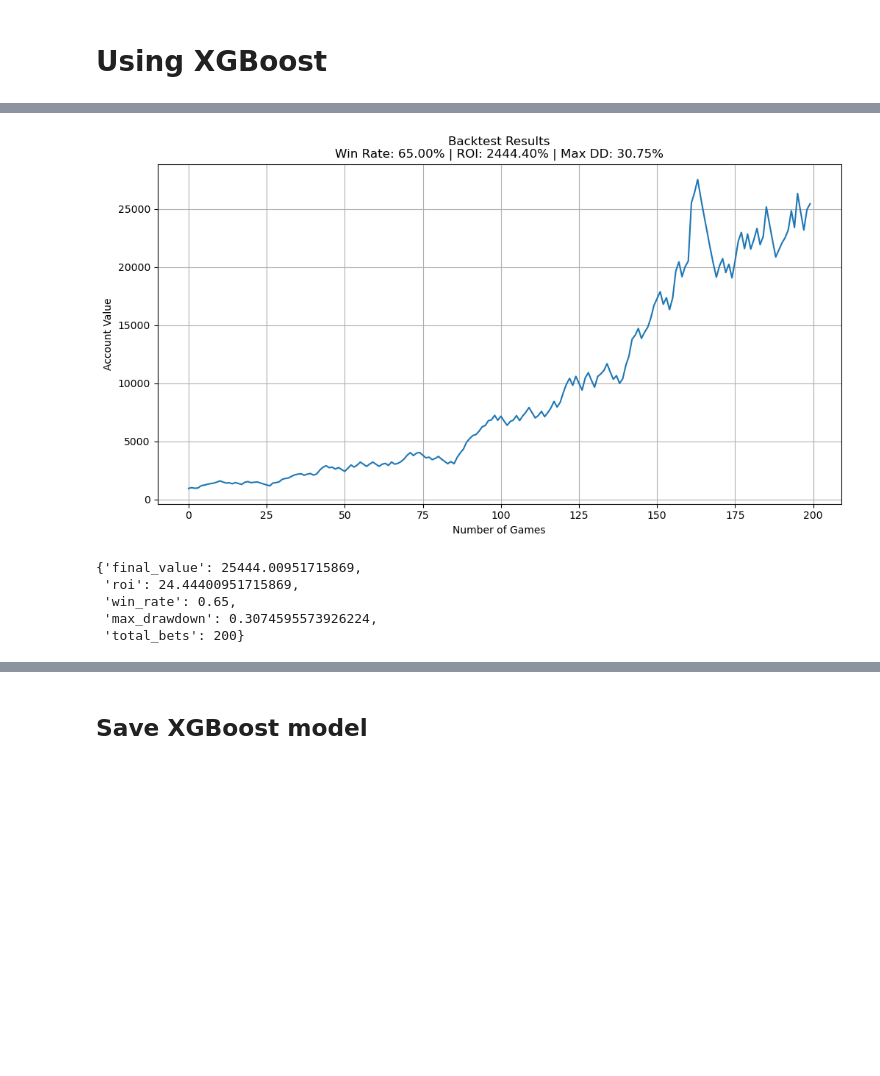
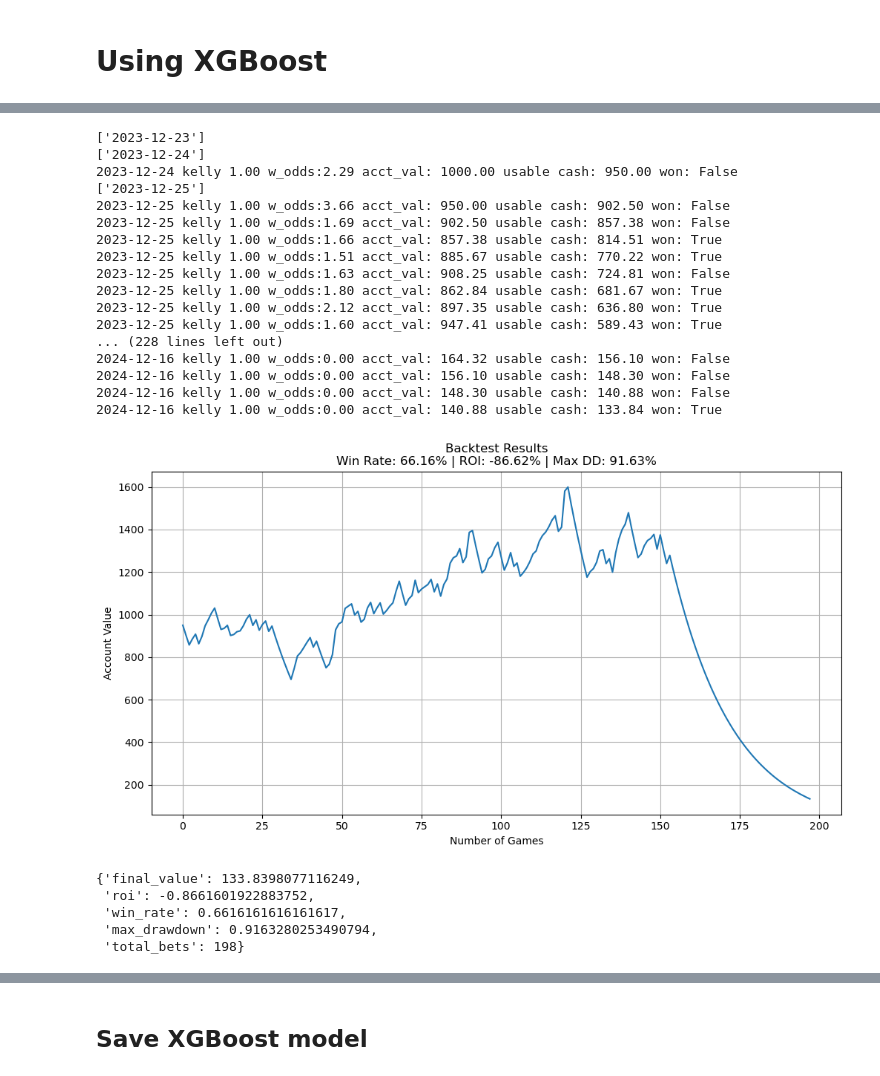
Before and after one commit to forbesjon2/NFL, a Jupyter notebook: NFL_ANN.ipynb, the cells around one changed output, grey strips where cells are left out. Saved outputs shown, nothing was run; the diff lists cells and outputs as text; code cells hidden in the pictures; blank space fills up the shorter version.

```diff
--- a/NFL_ANN.ipynb
+++ b/NFL_ANN.ipynb
@@ -383,6 +391,7 @@ y_col = np.stack([y_df[col].values for col in y_col], 1)
 # test performance set
 perf_conts = np.stack([perf_conts_df[col].values for col in list(perf_conts_df.columns)], 1)
 perf_y_col = np.stack([perf_y_df[col].values for col in list(perf_y_df.columns)], 1)
+perf_date_col = np.stack([perf_date_df[col].values for col in list(perf_date_df.columns)], 1)
 
 
 conts_train = conts
@@ -882,7 +908,7 @@ conts_train.shape
 # %%
 # Fit the model
 param_grid = {
-    'learning_rate': [0.01, 0.1, 0.3],           # Removed 0.5, 1 as they're often too aggressive
+    'learning_rate': [ 0.008, 0.01, 0.03],           # Removed 0.5, 1 as they're often too aggressive
     'max_depth': [3, 6, 9],                      # Simplified to 3 values, covering shallow to deep
     'n_estimators': [100, 200],                  # Removed extremes, these are most common sweet spots
     'subsample': [0.8, 1.0],                     # Removed 0.6 as it might be too aggressive for this dataset size
@@ -891,13 +917,23 @@ param_grid = {
     # 'monotone_constraints': [monotone_constraints_tuple, no_monotone_constraints_tuple]
     'monotone_constraints': [no_monotone_constraints_tuple]
 }
+param_grid = {
+    'learning_rate': [0.005, 0.01, 0.05],        # Removed 0.5, 1 as they're often too aggressive
+    'max_depth': [3],                         # Simplified to 3 values, covering shallow to deep
+    'n_estimators': [300, 350, 400],             # Removed extremes, these are most common sweet spots
+    'subsample': [0.5, 0.6, 0.7],                # Removed 0.6 as it might be too aggressive for this dataset size
+    'colsample_bytree': [0.5, 0.6, 0.7],         # Same as above
+    'min_child_weight': [3, 4],                  # Removed 5 as it might be too restrictive
+    'monotone_constraints': [monotone_constraints_tuple, no_monotone_constraints_tuple]
+}
 
-model = XGBClassifier(use_label_encoder=False, eval_metric='logloss')
-
+# model = XGBClassifier(use_label_encoder=False, eval_metric='logloss')
+model = XGBRegressor(objective='reg:squarederror')
 
 # Create a custom scorer using the F1 score
-f1_scorer = make_scorer(f1_score, average='weighted')
+# f1_scorer = make_scorer(f1_score, average='weighted')
 # Tune hyperparameters using GridSearchCV with the custom F1 scorer
-grid_search = GridSearchCV(model, param_grid, scoring=f1_scorer, cv=5, verbose=1)
+# grid_search = GridSearchCV(model, param_grid, scoring=f1_scorer, cv=5, verbose=1)
+grid_search = GridSearchCV(model, param_grid, scoring='neg_mean_squared_error', cv=5, verbose=1)
 grid_search.fit(conts_train, y_train)
 # %% [output]
@@ -924,9 +958,21 @@ model = XGBClassifier(
     # **{'colsample_bytree': 0.8, 'learning_rate': 0.1, 'max_depth': 3, 'min_child_weight': 3, 'monotone_constraints': (1, 1, 1, 1, 1, 1, 0, 1, 1, -1, -1, 0, 1, 1, -1, -1, -1, -1, 0, 1, -1, 1, -1, 1, 1, 1, 1, 1, 0, 1, 1, 1, 1, 0, 0, 1, 1, 0, 1, 1, 0, 1, 0, 0, 1, 0, 1, 0, 0, 1, 1, 0, 0, 1, 1, 0, 0, 0, 0, 1, 0, 1), 'n_estimators': 90, 'subsample': 1.0},
 
     # **{'colsample_bytree': 0.8, 'learning_rate': 0.1, 'max_depth': 3, 'min_child_weight': 3, 'monotone_constraints': (1, 1, 1, 1, 1, 1, 0, 1, 1, -1, -1, 0, 1, 1, -1, -1, -1, -1, 0, 1, -1, 1, -1, 1, 1, 1, 1, 1, 0, 1, 1, 1, 1, 0, 0, 1, 1, 0, 1, 1, 0, 1, 0, 0, 1, 0, 1, 0, 0, 1, 1, 0, 0, 1, 1, 0, 0, 0, 0, 1, 0, 1), 'n_estimators': 200, 'subsample': 1.0}
-#    **grid_search.best_params_,
-    **{'colsample_bytree': 1.0, 'learning_rate': 0.01, 'max_depth': 6, 'min_child_weight': 3, 'monotone_constraints': (0, 0, 0, 0, 0, 0, 0, 0, 0, 0, 0, 0, 0, 0, 0, 0, 0, 0, 0, 0, 0, 0, 0, 0, 0, 0, 0, 0, 0, 0, 0, 0, 0, 0, 0, 0, 0, 0, 0, 0, 0, 0, 0, 0, 0, 0, 0, 0, 0, 0, 0, 0, 0, 0, 0, 0, 0, 0, 0, 0, 0, 0), 'n_estimators': 200, 'subsample': 0.8}
 
+    # **grid_search.best_params_,
+    # **{'colsample_bytree': 1.0, 'learning_rate': 0.01, 'max_depth': 6, 'min_child_weight': 3, 'monotone_constraints': (0, 0, 0, 0, 0, 0, 0, 0, 0, 0, 0, 0, 0, 0, 0, 0, 0, 0, 0, 0, 0, 0, 0, 0, 0, 0, 0, 0, 0, 0, 0, 0, 0, 0, 0, 0, 0, 0, 0, 0, 0, 0, 0, 0, 0, 0, 0, 0, 0, 0, 0, 0, 0, 0, 0, 0, 0, 0, 0, 0, 0, 0), 'n_estimators': 200, 'subsample': 0.8}
+    # 66.5%, dd 31.4%
+    # {'colsample_bytree': 0.8, 'learning_rate': 0.01, 'max_depth': 3, 'min_child_weight': 3, 'monotone_constraints': (0, 0, 0, 0, 0, 0, 0, 0, 0, 0, 0, 0, 0, 0, 0, 0, 0, 0, 0, 0, 0, 0, 0, 0, 0, 0, 0, 0, 0, 0, 0, 0, 0, 0, 0, 0, 0, 0, 0, 0, 0, 0, 0, 0, 0, 0, 0, 0, 0, 0, 0, 0, 0, 0, 0, 0, 0, 0, 0), 'n_estimators': 200, 'subsample': 0.8}
+    # 66.5%, dd 30.9%
+    # {'colsample_bytree': 1.0, 'learning_rate': 0.005, 'max_depth': 5, 'min_child_weight': 3, 'monotone_constraints': (0, 0, 0, 0, 0, 0, 0, 0, 0, 0, 0, 0, 0, 0, 0, 0, 0, 0, 0, 0, 0, 0, 0, 0, 0, 0, 0, 0, 0, 0, 0, 0, 0, 0, 0, 0, 0, 0, 0, 0, 0, 0, 0, 0, 0, 0, 0, 0, 0, 0, 0, 0, 0, 0, 0, 0, 0, 0, 0), 'n_estimators': 300, 'subsample': 0.6}
+)
+model = XGBRegressor(
+    objective='reg:squarederror',
+    # **grid_search.best_params_,
+    # 67.3 w/ kelly adjustments 0.2, 0.01
+    # {'colsample_bytree': 0.6, 'learning_rate': 0.01, 'max_depth': 3, 'min_child_weight': 4, 'monotone_constraints': (0, 0, 0, 0, 0, 0, 0, 0, 0, 0, 0, 0, 0, 0, 0, 0, 0, 0, 0, 0, 0, 0, 0, 0, 0, 0, 0, 0, 0, 0, 0, 0, 0, 0, 0, 0, 0, 0, 0, 0, 0, 0, 0, 0, 0, 0, 0, 0, 0, 0, 0, 0, 0, 0, 0, 0, 0, 0, 0), 'n_estimators': 350, 'subsample': 0.6}
+    # 67.2, dd 28.68 kelly 0.25, 0.014
+    **{'colsample_bytree': 0.7, 'learning_rate': 0.01, 'max_depth': 3, 'min_child_weight': 3, 'monotone_constraints': (0, 0, 0, 0, 0, 0, 0, 0, 0, 0, 0, 0, 0, 0, 0, 0, 0, 0, 0, 0, 0, 0, 0, 0, 0, 0, 0, 0, 0, 0, 0, 0, 0, 0, 0, 0, 0, 0, 0, 0, 0, 0, 0, 0, 0, 0, 0, 0, 0, 0, 0, 0, 0, 0, 0, 0, 0, 0, 0), 'n_estimators': 350, 'subsample': 0.5}
 )
 model.fit(
     conts_train,
@@ -967,19 +1013,36 @@ XGBClassifier(base_score=0.5, booster='gbtree', callbacks=None,
 # %%
 # Make predictions for test data
 # model = grid_search.best_estimator_
 y_pred = model.predict(perf_conts)
 predictions = [round(value) for value in y_pred]
 accuracy = accuracy_score(perf_y_col[:,0], predictions)
 
-nfl_utils.backtest_model(model, perf_conts, perf_y_col, initial_capital=1000, position_size=0.08,
-                   confidence_threshold=0, show_plot=True)
+nfl_utils.backtest_model(model, perf_conts, perf_y_col, perf_date_col, initial_capital=1000, position_size=0.05,
+                   confidence_threshold=0.0, show_plot=True)
 # %% [output]
+['2023-12-23']
+['2023-12-24']
+2023-12-24 kelly 1.00 w_odds:2.29 acct_val: 1000.00 usable cash: 950.00 won: False
+['2023-12-25']
+2023-12-25 kelly 1.00 w_odds:3.66 acct_val: 950.00 usable cash: 902.50 won: False
+2023-12-25 kelly 1.00 w_odds:1.69 acct_val: 902.50 usable cash: 857.38 won: False
+2023-12-25 kelly 1.00 w_odds:1.66 acct_val: 857.38 usable cash: 814.51 won: True
+2023-12-25 kelly 1.00 w_odds:1.51 acct_val: 885.67 usable cash: 770.22 won: True
+2023-12-25 kelly 1.00 w_odds:1.63 acct_val: 908.25 usable cash: 724.81 won: False
+2023-12-25 kelly 1.00 w_odds:1.80 acct_val: 862.84 usable cash: 681.67 won: True
+2023-12-25 kelly 1.00 w_odds:2.12 acct_val: 897.35 usable cash: 636.80 won: True
+2023-12-25 kelly 1.00 w_odds:1.60 acct_val: 947.41 usable cash: 589.43 won: True
+... (228 lines left out)
+2024-12-16 kelly 1.00 w_odds:0.00 acct_val: 164.32 usable cash: 156.10 won: False
+2024-12-16 kelly 1.00 w_odds:0.00 acct_val: 156.10 usable cash: 148.30 won: False
+2024-12-16 kelly 1.00 w_odds:0.00 acct_val: 148.30 usable cash: 140.88 won: False
+2024-12-16 kelly 1.00 w_odds:0.00 acct_val: 140.88 usable cash: 133.84 won: True
-[figure, old version]
+[figure, new version]
-{'final_value': 25444.00951715869,
- 'roi': 24.44400951715869,
- 'win_rate': 0.65,
- 'max_drawdown': 0.3074595573926224,
- 'total_bets': 200}
+{'final_value': 133.8398077116249,
+ 'roi': -0.8661601922883752,
+ 'win_rate': 0.6616161616161617,
+ 'max_drawdown': 0.9163280253490794,
+ 'total_bets': 198}
 # %%
 # Make confusion matrix
 cm = confusion_matrix(perf_y_col[:,0], y_pred)
```
Also changed, not shown: parts of 12 cells of this notebook, 4 other files.
